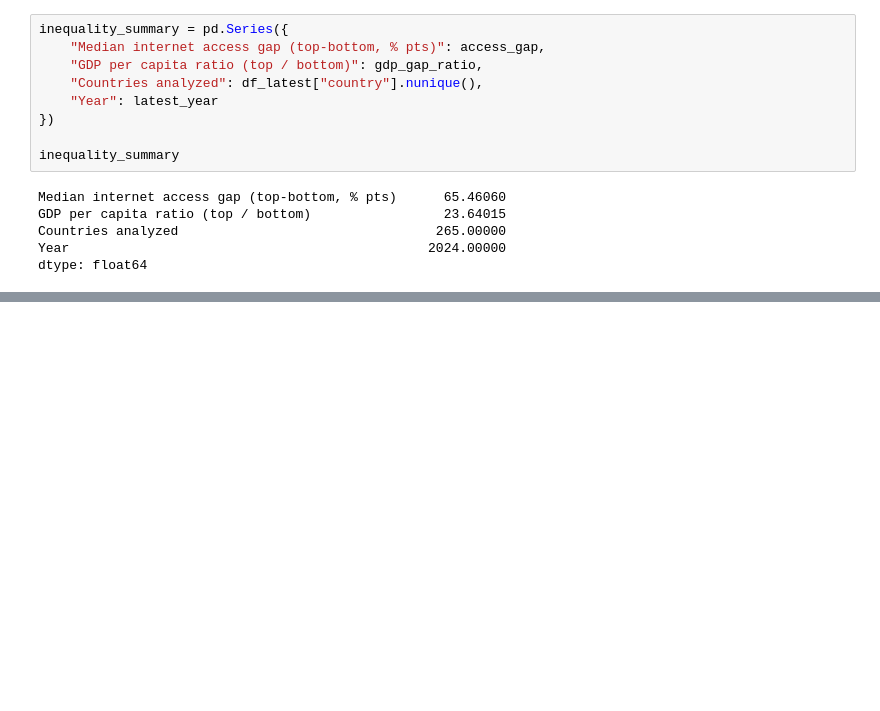
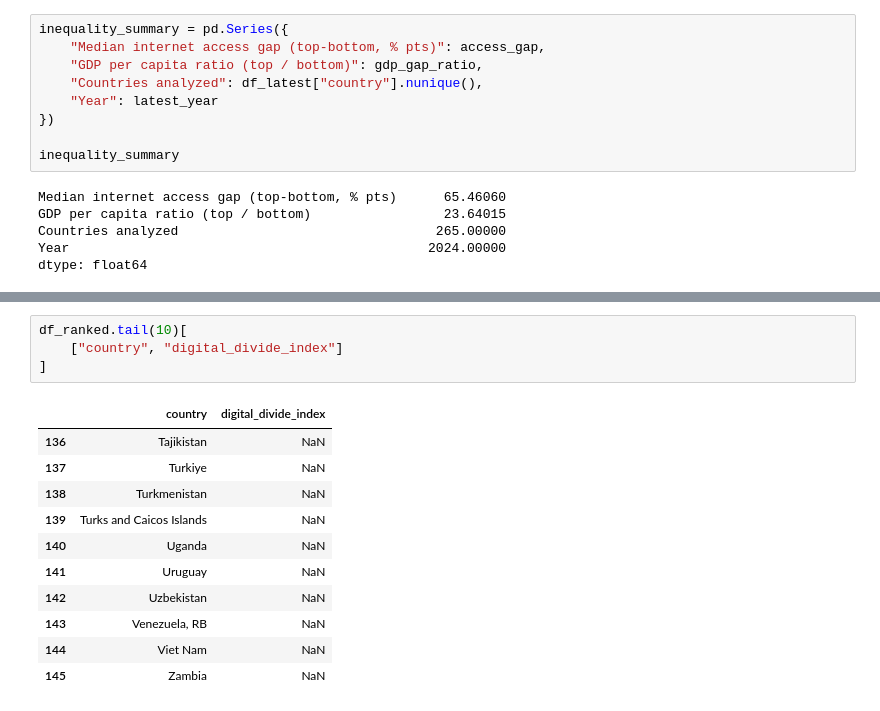
Before and after one commit to Comrade-1729/EDA_MLOPS-Portfolio, a Jupyter notebook: notebooks/03_economic_digital_divide_eda.ipynb, the cells around one changed output, grey strips where cells are left out. Drawn from its saved outputs; the diff is of its cells as text; blank space fills up the shorter version.

```diff
--- a/notebooks/03_economic_digital_divide_eda.ipynb
+++ b/notebooks/03_economic_digital_divide_eda.ipynb
@@ -902,0 +1087,16 @@ dtype: float64
+# %%
+df_ranked.tail(10)[
+    ["country", "digital_divide_index"]
+]
+# %% [output]
+|  | country | digital_divide_index |
+| 136 | Tajikistan | NaN |
+| 137 | Turkiye | NaN |
+| 138 | Turkmenistan | NaN |
+| 139 | Turks and Caicos Islands | NaN |
+| 140 | Uganda | NaN |
+| 141 | Uruguay | NaN |
+| 142 | Uzbekistan | NaN |
+| 143 | Venezuela, RB | NaN |
+| 144 | Viet Nam | NaN |
+| 145 | Zambia | NaN |
```
Also changed, not shown: parts of 29 cells of this notebook, 1 other file.
